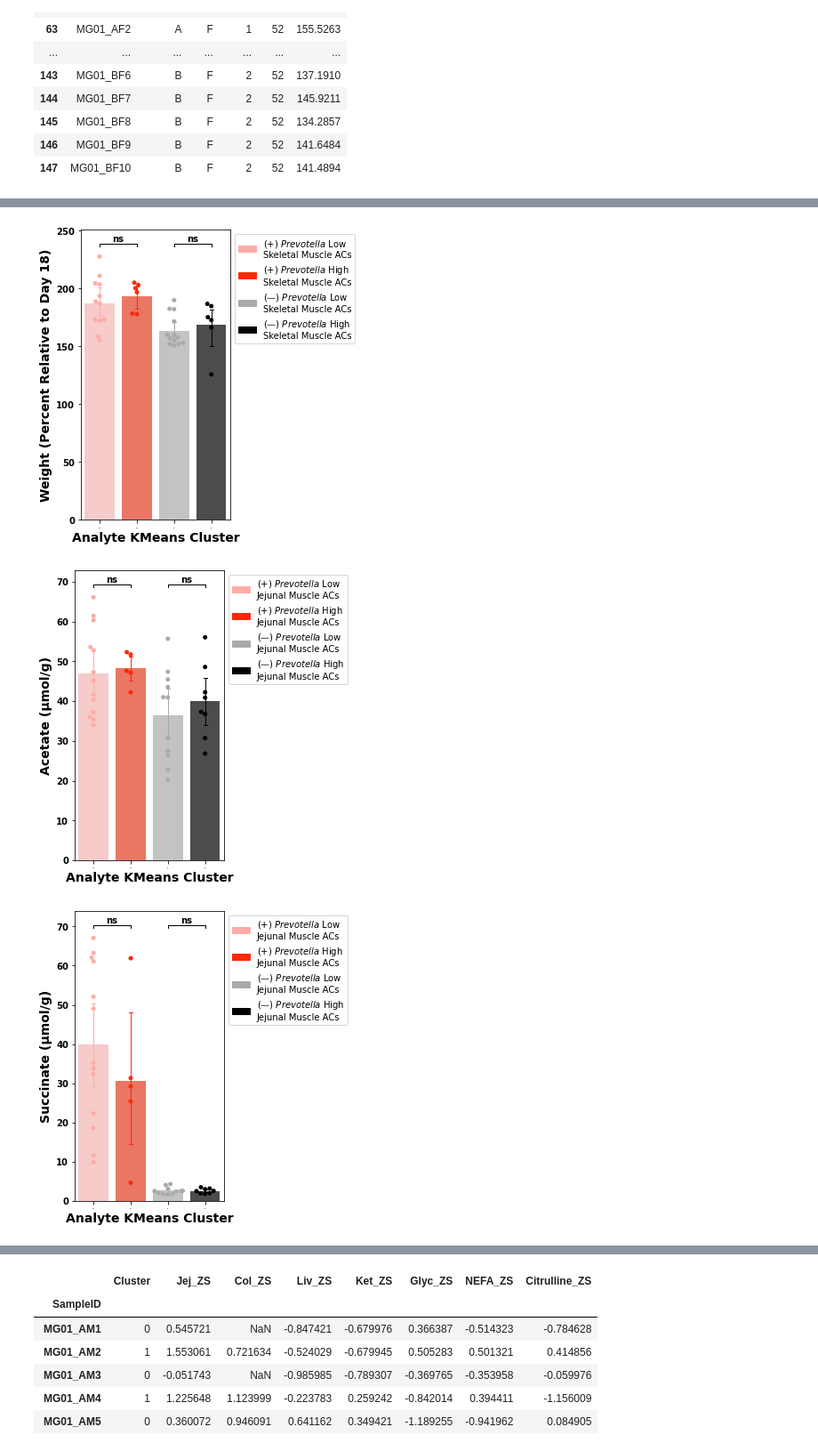
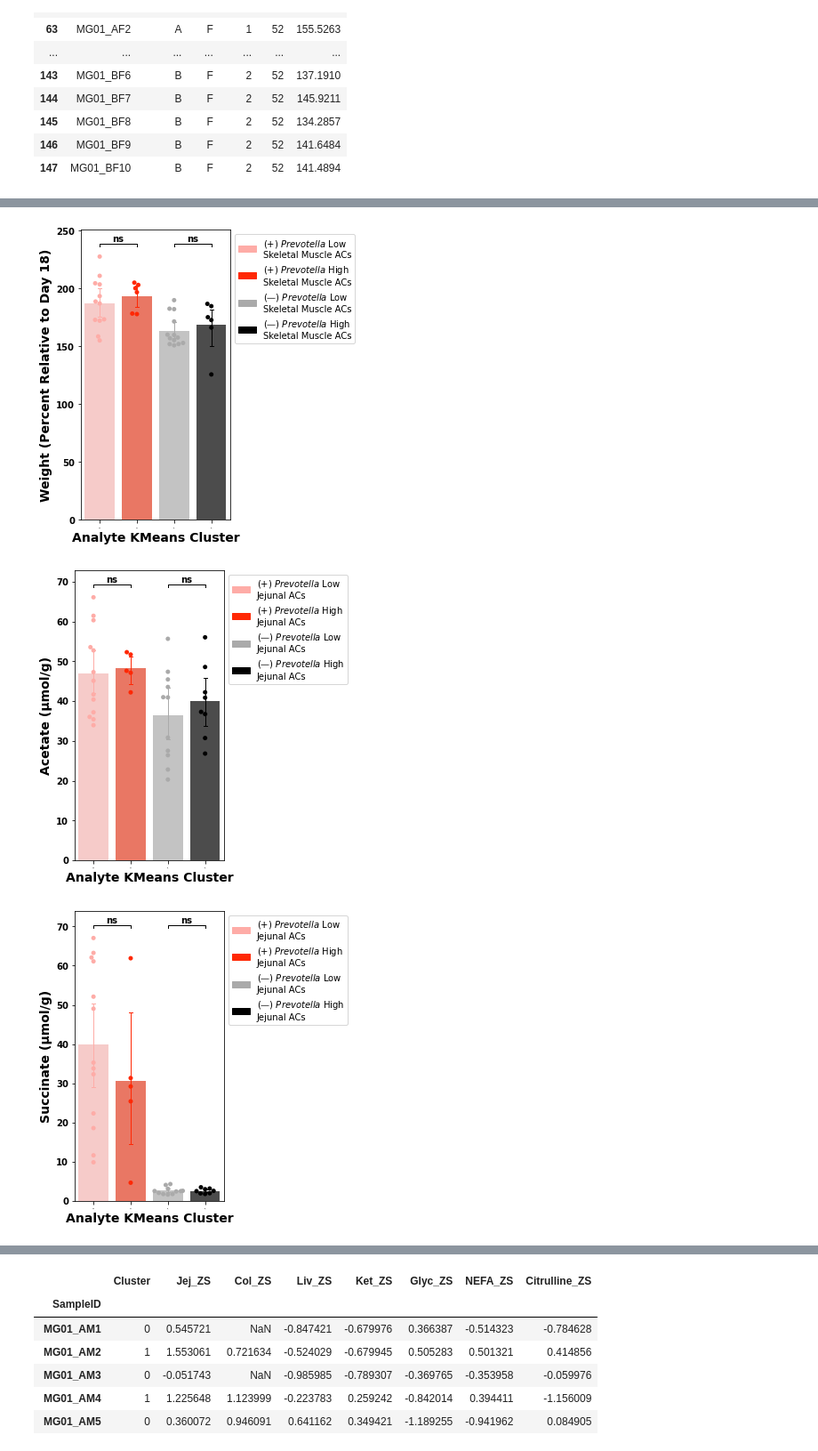
Before and after one commit to evanmlee/Gordon_MS, a Jupyter notebook: MS_analyte_kmeans.ipynb, the cells around one changed output, grey strips where cells are left out. Shown at 89% size. Drawn from its saved outputs; the diff is of its cells as text; code cells hidden in the pictures.

```diff
--- a/MS_analyte_kmeans.ipynb
+++ b/MS_analyte_kmeans.ipynb
@@ -1013,7 +1013,7 @@ if not os.path.exists(clusters_bar_path):
 
 obs_df = soybean5_jej_unstaggered_obs
 
-cluster_legend_label = "Jejunal Muscle ACs"
+cluster_legend_label = "Jejunal ACs"
 figpath_cluster_tag="jej_soyACs"
 
 # analyte = "Ketones"
@@ -1043,32 +1043,32 @@ figpath_cluster_tag="jej_soyACs"
 # analyte = "Weight"
 # units = "Percent Relative to Day 23"
 # arm_cluster_analyte_bar(BW_rel23_sac_weight,obs_df,analyte,tissue="",sampleID_col="MouseID",
 #                         palette=HWDC_arm_cluster_palette,units=units,cluster_legend_label=cluster_legend_label,
 #                        figpath_cluster_tag=figpath_cluster_tag)
 
 
 analyte = "Acetate"
 units = "µmol/g"
 arm_cluster_analyte_bar(SCFA_df,obs_df,analyte,tissue="Cecal_SCFA",sampleID_col="Mouse_ID",
                         palette=HWDC_arm_cluster_palette,units=units,cluster_legend_label=cluster_legend_label,
                        figpath_cluster_tag=figpath_cluster_tag)
 
 analyte = "Succinate"
 units = "µmol/g"
 arm_cluster_analyte_bar(SCFA_df,obs_df,analyte,tissue="Cecal_SCFA",sampleID_col="Mouse_ID",
                         palette=HWDC_arm_cluster_palette,units=units,cluster_legend_label=cluster_legend_label,
                        figpath_cluster_tag=figpath_cluster_tag)
 
 analyte = "Weight"
 units = "Percent Relative to Day 18"
 arm_cluster_analyte_bar(BW_rel18_sac_weight,obs_df,analyte,tissue="",sampleID_col="MouseID",
                         palette=HWDC_arm_cluster_palette,units=units,cluster_legend_label=cluster_legend_label,
                        figpath_cluster_tag=figpath_cluster_tag)
 # %% [output]
 [figure]
 [figure]
 [figure]
 [figure]
 [figure]
-[figure, old version]
+[figure, new version]
-[figure, old version]
+[figure, new version]
```
Also changed, not shown: parts of 2 cells of this notebook, 1 other file.
